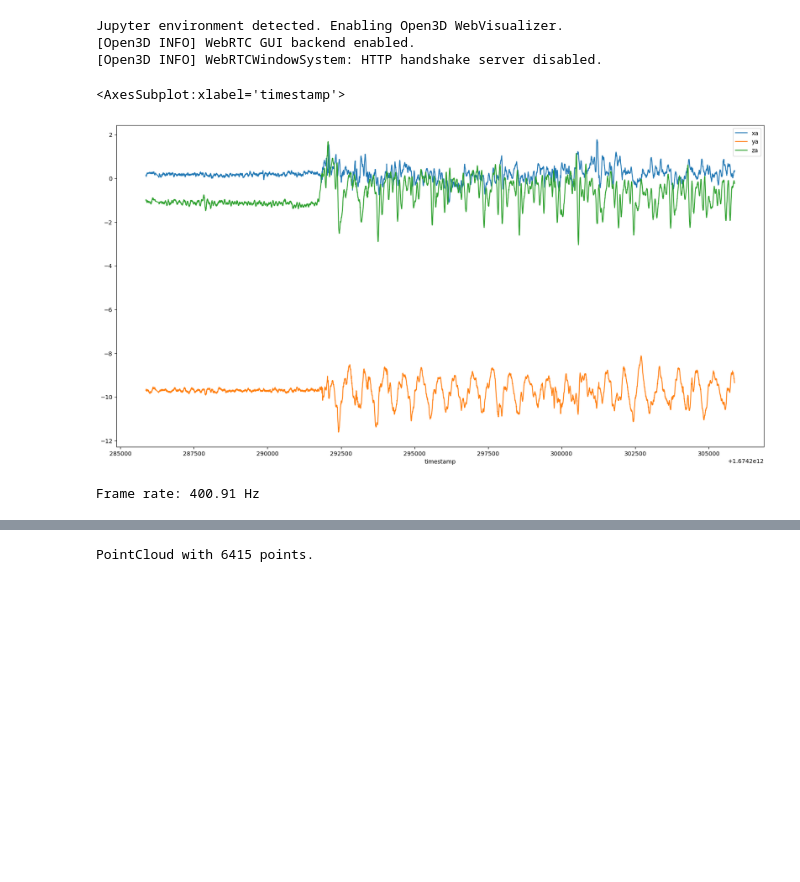
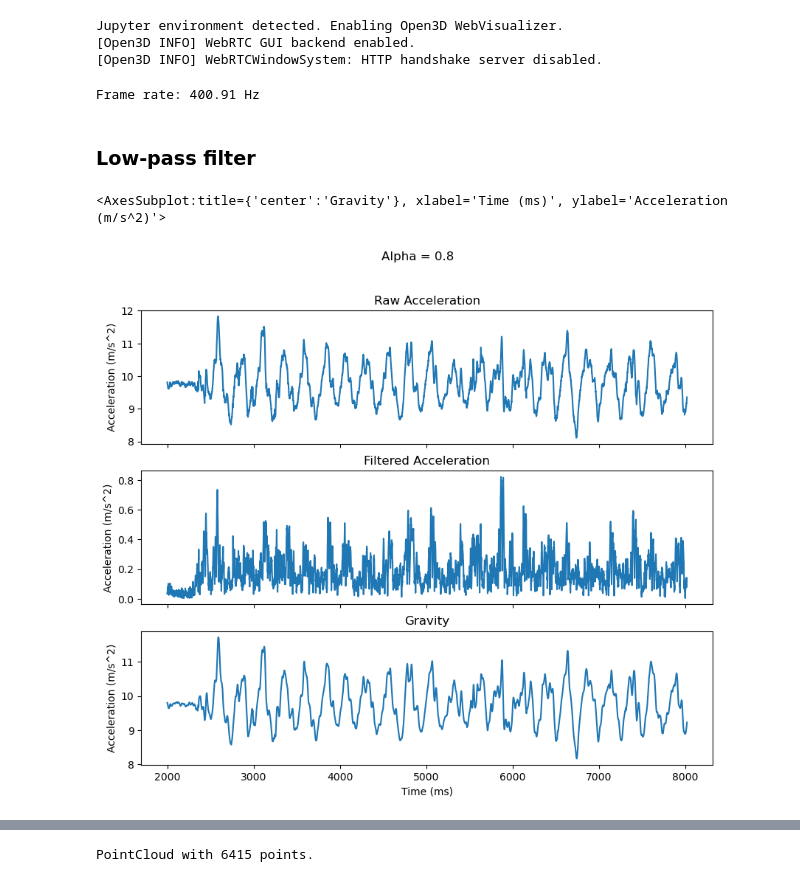
Before and after one commit to localization-as-a-service/local-registration, a Jupyter notebook: imu_trajectory_estimation.ipynb, the cells around one changed output, grey strips where cells are left out. Saved outputs shown, nothing was run; the diff lists cells and outputs as text; code cells hidden in the pictures; blank space fills up the shorter version.

```diff
--- a/imu_trajectory_estimation.ipynb
+++ b/imu_trajectory_estimation.ipynb
@@ -40,13 +40,33 @@ gravity_df = pd.DataFrame(columns=["timestamp", "x", "y", "z"])
 imu_df = pd.merge(accel_df, gyro_df, on="timestamp", suffixes=("a", "g"))
 
 raw_accel_df = imu_df[["timestamp", "xa", "ya", "za"]].copy()
+
+frame_rate = accel_df.shape[0] / (accel_df.timestamp.values[-1] - accel_df.timestamp.values[0]) * 1000
+print(f"Frame rate: {frame_rate:.2f} Hz")
+# %% [output]
+Frame rate: 400.91 Hz
-# %%
-imu_df.plot(x="timestamp", y=["xa", "ya", "za"], figsize=(20, 10))
-# %% [output]
-<AxesSubplot:xlabel='timestamp'>
-[figure, removed]
-# %%
-frame_rate = accel_df.shape[0] / (accel_df.timestamp.values[-1] - accel_df.timestamp.values[0]) * 1000
-print(f"Frame rate: {frame_rate:.2f} Hz")
-# %% [output]
-Frame rate: 400.91 Hz
+# %% [markdown]
+### Low-pass filter
+# %%
+# Low pass filter
+alpha = 0.8
+gravity = [0, 0, 0]
+# only for analysis
+gravity_df = pd.DataFrame(columns=["timestamp", "x", "y", "z"])
+
+for i in tqdm.trange(imu_df.shape[0]):
+    for j in range(3):
+        gravity[j] = alpha * gravity[j] + (1 - alpha) * imu_df.iloc[i, 1 + j]
+        imu_df.iloc[i, 1 + j] = imu_df.iloc[i, 1 + j] - gravity[j]
+
+    gravity_df = pd.concat([gravity_df, pd.DataFrame({"timestamp": [imu_df.iloc[i, 0]], "x": [gravity[0]], "y": [gravity[1]], "z": [gravity[2]]})], ignore_index=True)
+# %%
+figure, axes = plt.subplots(3, 1, figsize=(10, 8), sharex=True)
+figure.suptitle(f"Alpha = {alpha}")
+
+raw_accel_df.iloc[2000:].apply(lambda x: np.linalg.norm(x[1:4]), axis=1).plot(x="timestamp", y=["xa", "ya", "za"], xlabel="Time (ms)", ylabel="Acceleration (m/s^2)", title="Raw Acceleration", ax=axes[0])
+imu_df.iloc[2000:].apply(lambda x: np.linalg.norm(x[1:4]), axis=1).plot(x="timestamp", y=["xa", "ya", "za"], xlabel="Time (ms)", ylabel="Acceleration (m/s^2)", title="Filtered Acceleration", ax=axes[1])
+gravity_df.iloc[2000:].apply(lambda x: np.linalg.norm(x[1:4]), axis=1).plot(x="timestamp", y=["x", "y", "z"], xlabel="Time (ms)", ylabel="Acceleration (m/s^2)", title="Gravity", ax=axes[2])
+# %% [output]
+<AxesSubplot:title={'center':'Gravity'}, xlabel='Time (ms)', ylabel='Acceleration (m/s^2)'>
+[figure, added]
```
Also changed, not shown: parts of 25 cells of this notebook.
